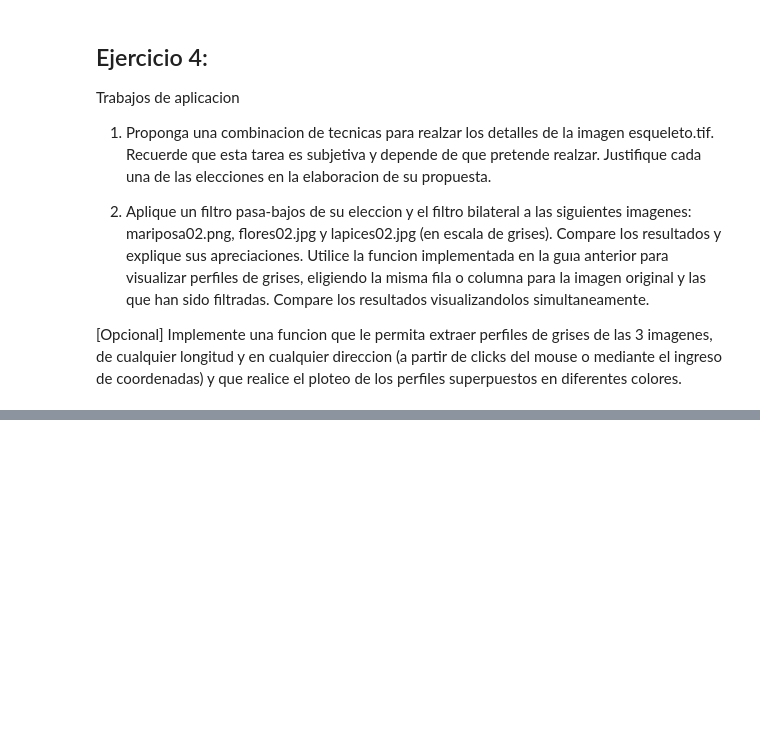
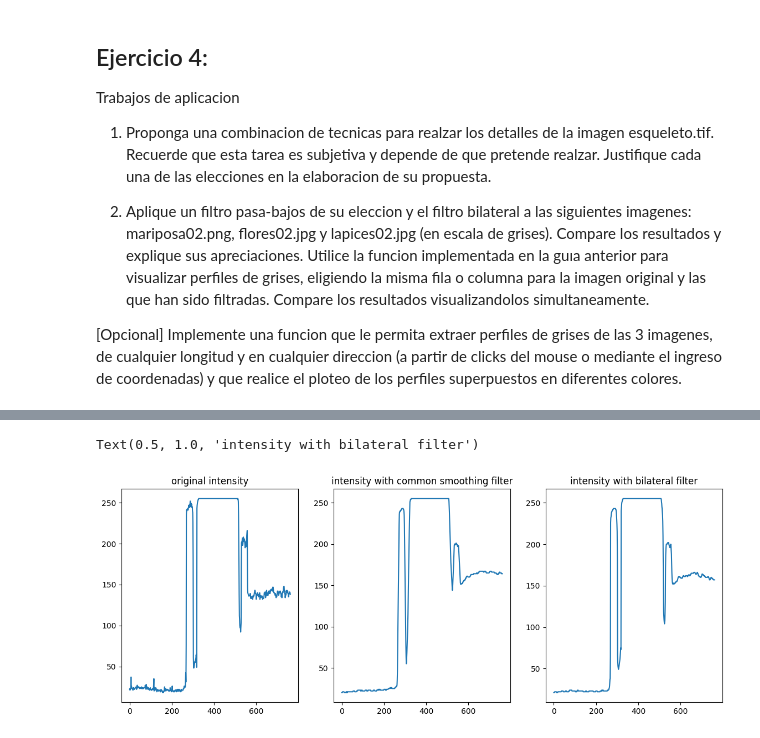
Before and after one commit to aguusandy/pdi-2024, a Jupyter notebook: Unidad3_PDI_filtrado.ipynb, the cells around one changed output, grey strips where cells are left out. Saved outputs shown, nothing was run; the diff lists cells and outputs as text; code cells hidden in the pictures; blank space fills up the shorter version.

```diff
--- a/Unidad3_PDI_filtrado.ipynb
+++ b/Unidad3_PDI_filtrado.ipynb
@@ -273,0 +386,17 @@ Trabajos de aplicacion
+# %%
+# eligimos fila 300 de lapices
+fila = 300
+# obtengo la intensidad de toda la fila
+intensidad_original = lapices02[:,fila]
+intensidad_suaviazada = lapices_suaviazada[:,fila]
+intensidad_bilateral = bf_lapices[:,fila]
+
+# dibujo la linea
+#cv.line(img_gray2_c, (col,0), (col,m), color=(0, 255, 0) , thickness=4)
+fig, ax2 = plt.subplots(nrows=1, ncols=3, figsize=(14,5))
+ax2[0].plot(intensidad_original); ax2[0].set_title("original intensity")
+ax2[1].plot(intensidad_suaviazada);ax2[1].set_title("intensity with common smoothing filter")
+ax2[2].plot(intensidad_bilateral);ax2[2].set_title("intensity with bilateral filter")
+# %% [output]
+Text(0.5, 1.0, 'intensity with bilateral filter')
+[figure, added]
```
Also changed, not shown: parts of 12 cells of this notebook.
